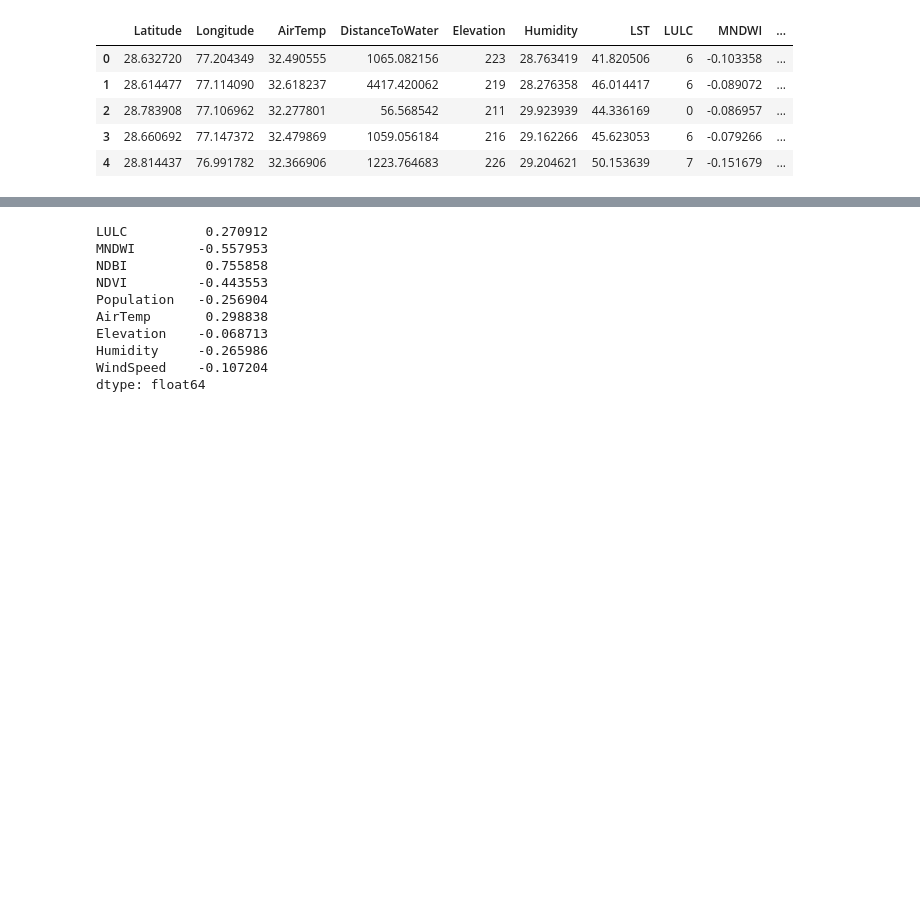
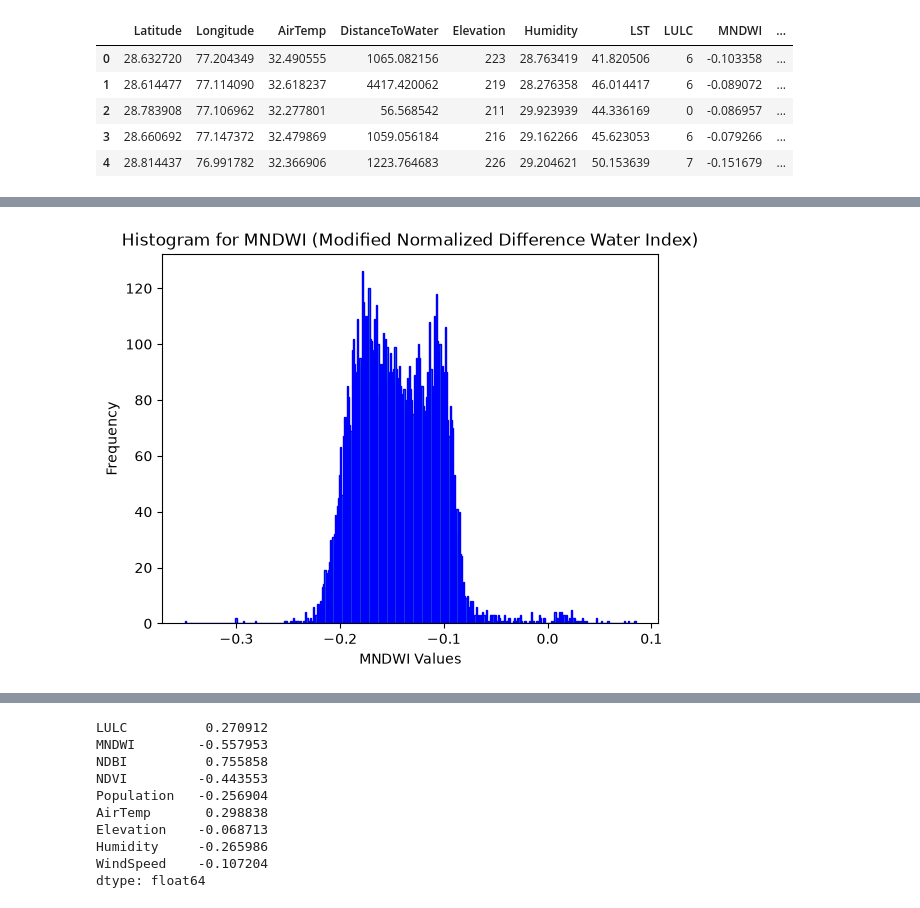
Before and after one commit to kashvi5907-create/Urban-Heat-Island-Prediction-System, a Jupyter notebook: Notebooks/04_EDA.ipynb, the cells around one changed output, grey strips where cells are left out. Drawn from its saved outputs; the diff is of its cells as text; code cells hidden in the pictures; blank space fills up the shorter version.

```diff
--- a/Notebooks/04_EDA.ipynb
+++ b/Notebooks/04_EDA.ipynb
@@ -35,2 +48,12 @@ plt.show()
+# %%
+# Histogram for MNDWI
+mndwi_series = df["MNDWI"]
+plt.hist(mndwi_series, bins=400, edgecolor="blue")
+plt.xlabel("MNDWI Values")
+plt.ylabel("Frequency")
+plt.title("Histogram for MNDWI (Modified Normalized Difference Water Index)")
+plt.show()
+# %% [output]
+[figure, added]
 # %%
 # Histogram LST
```
Also changed, not shown: parts of 12 cells of this notebook, 27 other files.
